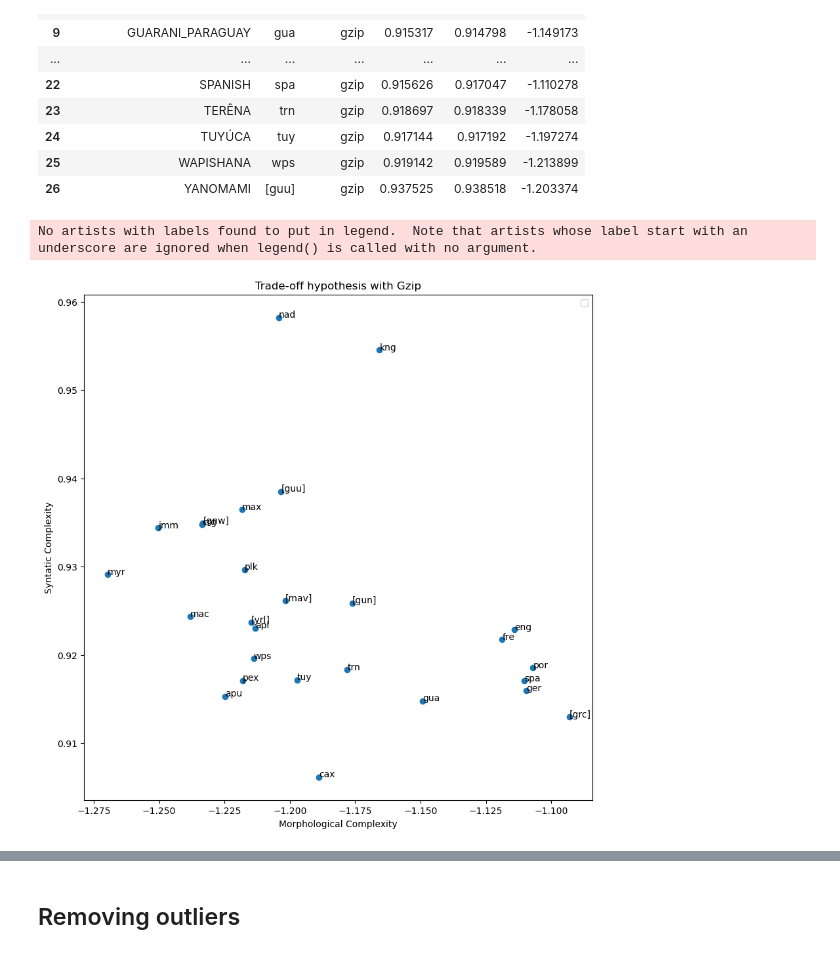
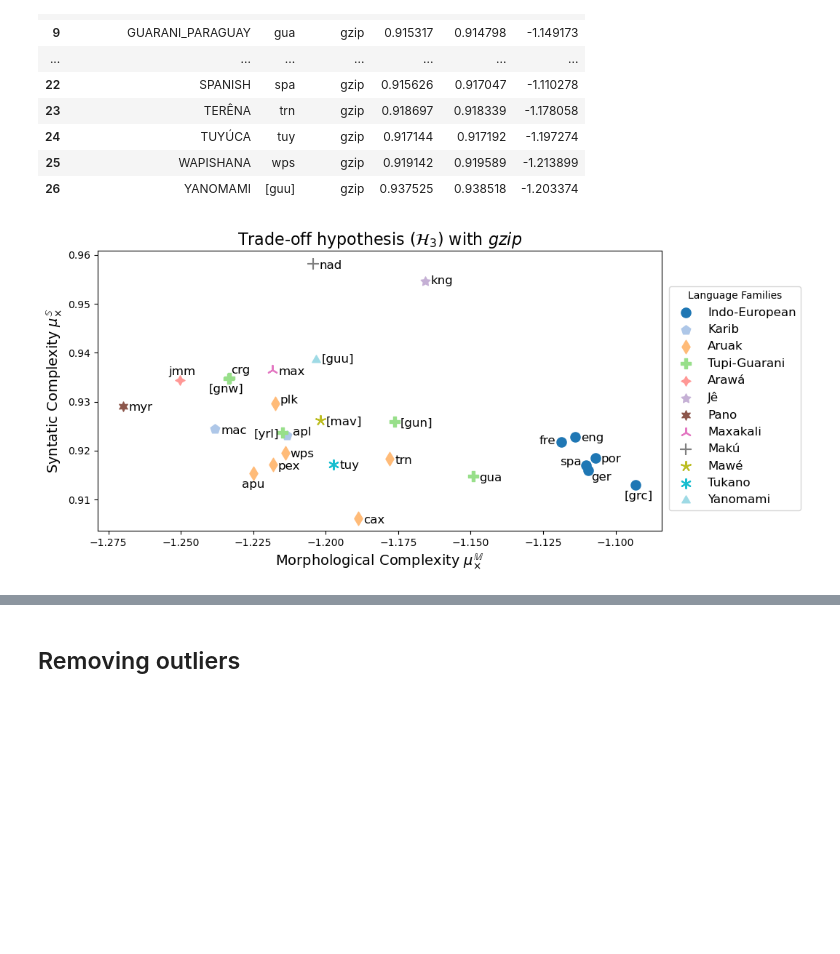
Before and after one commit to migueldmc/language-complexity, a Jupyter notebook: notebooks/Proposition_d90.ipynb, the cells around one changed output, grey strips where cells are left out. Cells and saved outputs as stored; diff of their text form; code cells hidden in the pictures; blank space fills up the shorter version.

Commit message:
notebooks: proposition rewrite, H3 graph, csvs

```diff
--- a/notebooks/Proposition_d90.ipynb
+++ b/notebooks/Proposition_d90.ipynb
@@ -295,4 +288,6 @@ r
 | 24 | TUYÚCA | tuy | gzip | 0.917144 | 0.917192 | -1.197274 |
 | 25 | WAPISHANA | wps | gzip | 0.919142 | 0.919589 | -1.213899 |
 | 26 | YANOMAMI | [guu] | gzip | 0.937525 | 0.938518 | -1.203374 |
+# %%
+family=pd.read_csv('../dataset/family.csv', index_col=None)
 # %%
@@ -315,5 +382,4 @@ def ploth3(df, algo, wals=None):
 # %%
-ploth3(df, 'gzip', None)
+ploth3(df, 'gzip', family=family, text=True)
 # %% [output]
-No artists with labels found to put in legend.  Note that artists whose label start with an underscore are ignored when legend() is called with no argument.
-[figure, old version]
+[figure, new version]
```
Also changed, not shown: parts of 11 cells of this notebook, 7 other files.
